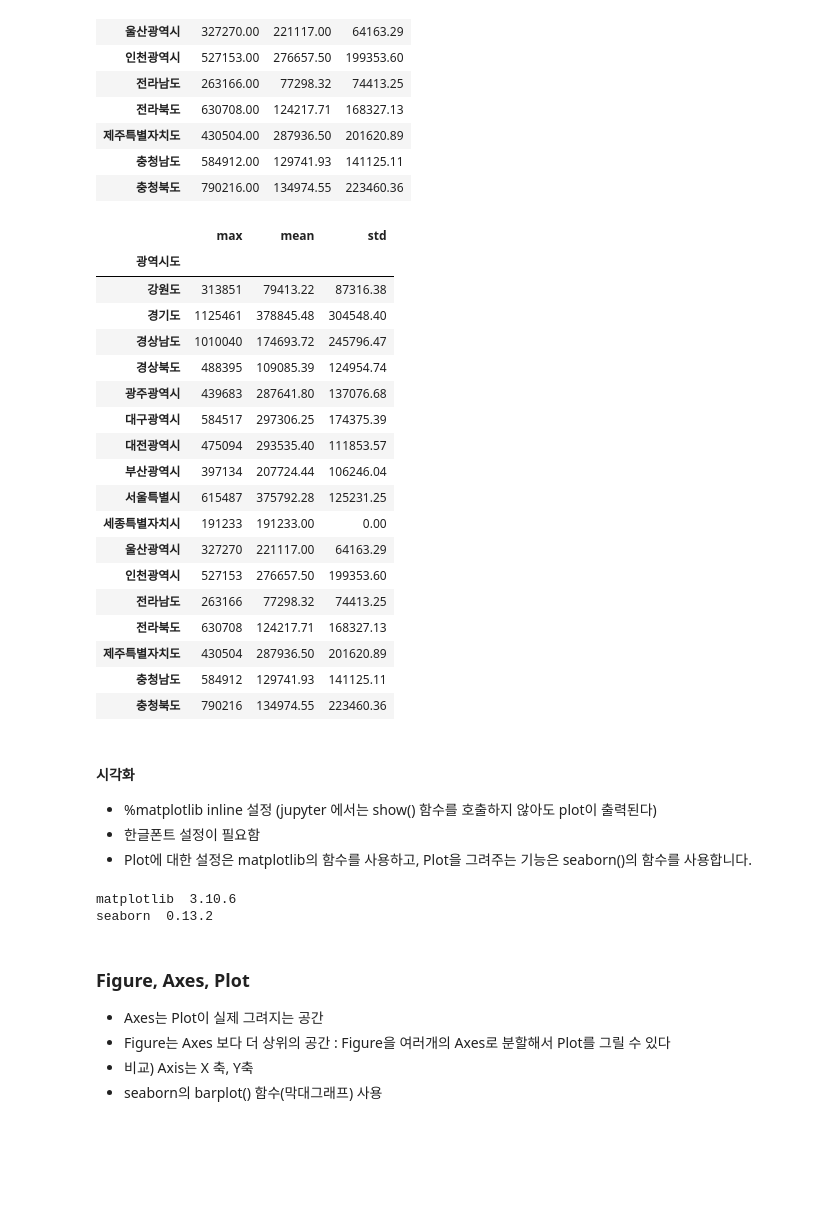
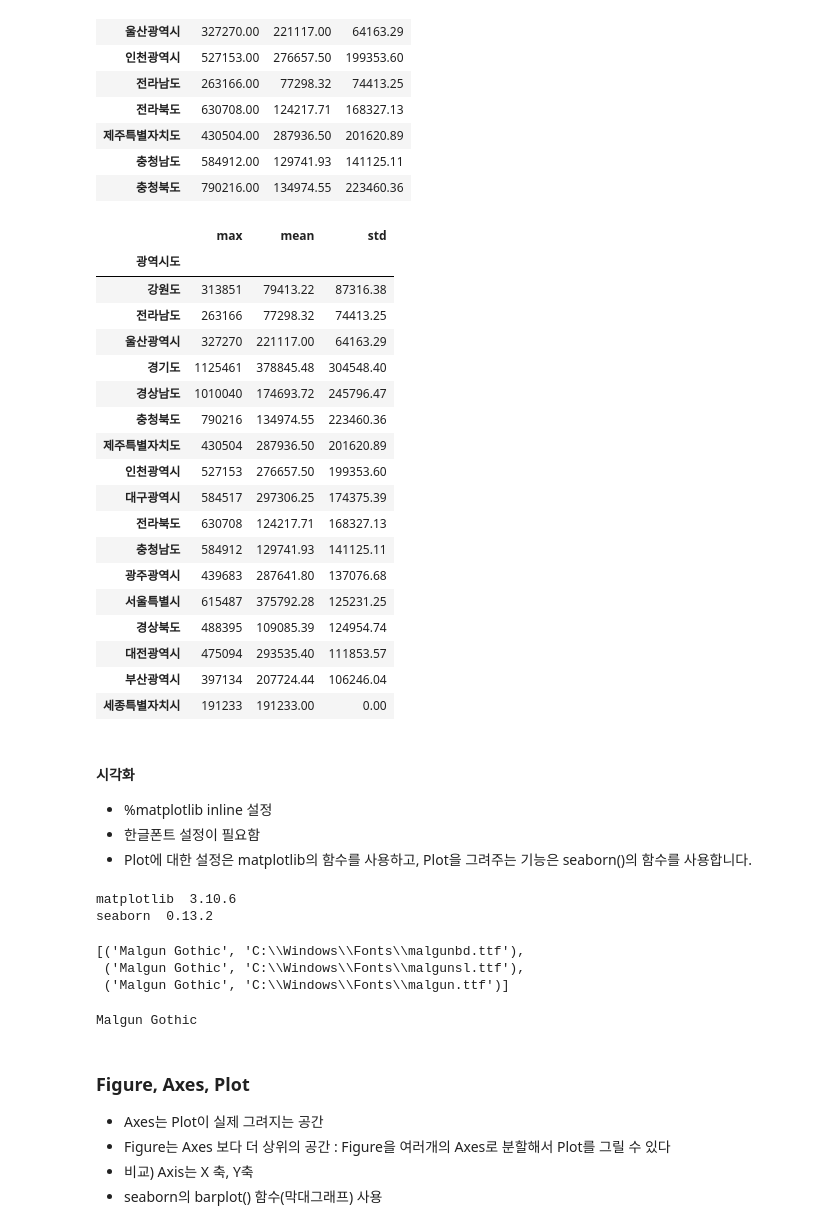
Before and after one commit to KOS-noise/Python_Webscraping_Analysis, a Jupyter notebook: 03.행정구역정보_분석과시각화.ipynb, the cells around one changed output. Drawn from its saved outputs; the diff is of its cells as text; code cells hidden in the pictures; blank space fills up the shorter version.

```diff
--- a/03.행정구역정보_분석과시각화.ipynb
+++ b/03.행정구역정보_분석과시각화.ipynb
@@ -934,31 +1024,31 @@ group_agg_df.style.format('{0: .2f}')
 # %%
 # 컬럼의 값을 변경하기 map() 함수를 사용하여 포맷하기
 group_agg_df['mean'] = group_agg_df['mean'].map('{:.2f}'.format)
 group_agg_df['std'] = group_agg_df['std'].map('{:.2f}'.format)
-group_agg_df
+group_agg_df.sort_values(by='std', ascending = False)
 # %% [output]
 |  | max | mean | std |
 | 광역시도 |  |  |  |
 | 강원도 | 313851 | 79413.22 | 87316.38 |
+| 전라남도 | 263166 | 77298.32 | 74413.25 |
+| 울산광역시 | 327270 | 221117.00 | 64163.29 |
 | 경기도 | 1125461 | 378845.48 | 304548.40 |
 | 경상남도 | 1010040 | 174693.72 | 245796.47 |
+| 충청북도 | 790216 | 134974.55 | 223460.36 |
+| 제주특별자치도 | 430504 | 287936.50 | 201620.89 |
+| 인천광역시 | 527153 | 276657.50 | 199353.60 |
+| 대구광역시 | 584517 | 297306.25 | 174375.39 |
+| 전라북도 | 630708 | 124217.71 | 168327.13 |
+| 충청남도 | 584912 | 129741.93 | 141125.11 |
+| 광주광역시 | 439683 | 287641.80 | 137076.68 |
+| 서울특별시 | 615487 | 375792.28 | 125231.25 |
 | 경상북도 | 488395 | 109085.39 | 124954.74 |
-| 광주광역시 | 439683 | 287641.80 | 137076.68 |
-| 대구광역시 | 584517 | 297306.25 | 174375.39 |
 | 대전광역시 | 475094 | 293535.40 | 111853.57 |
 | 부산광역시 | 397134 | 207724.44 | 106246.04 |
-| 서울특별시 | 615487 | 375792.28 | 125231.25 |
 | 세종특별자치시 | 191233 | 191233.00 | 0.00 |
-| 울산광역시 | 327270 | 221117.00 | 64163.29 |
-| 인천광역시 | 527153 | 276657.50 | 199353.60 |
-| 전라남도 | 263166 | 77298.32 | 74413.25 |
-| 전라북도 | 630708 | 124217.71 | 168327.13 |
-| 제주특별자치도 | 430504 | 287936.50 | 201620.89 |
-| 충청남도 | 584912 | 129741.93 | 141125.11 |
-| 충청북도 | 790216 | 134974.55 | 223460.36 |
 # %% [markdown]
 #### 시각화
-* %matplotlib inline 설정 (jupyter 에서는 show() 함수를 호출하지 않아도 plot이 출력된다)
+* %matplotlib inline 설정
 * 한글폰트 설정이 필요함
 * Plot에 대한 설정은 matplotlib의 함수를 사용하고, Plot을 그려주는 기능은 seaborn()의 함수를 사용합니다.
 # %%
@@ -975,13 +1065,22 @@ print('seaborn ', sns.__version__)
 matplotlib  3.10.6
 seaborn  0.13.2
 # %%
-# for font in fm.fontManager.ttflist:
-#     print((font.name, font.fname))
 # 폰트이름과 폰트파일 정보 출력 list comprehension
+#for font in fm.fontManager.ttflist:
+    #print((font.name, font.fname))
+[ (font.name, font.fname) for font in fm.fontManager.ttflist if 'Mal' in font.name ] # if 'Mal' in font.name
+# %% [output]
+[('Malgun Gothic', 'C:\\Windows\\Fonts\\malgunbd.ttf'),
+ ('Malgun Gothic', 'C:\\Windows\\Fonts\\malgunsl.ttf'),
+ ('Malgun Gothic', 'C:\\Windows\\Fonts\\malgun.ttf')]
 # %%
 # font name을 알고 있다면 생략가능
 #한글폰트 path 설정
-
+font_path = 'C:\\Windows\\Fonts\\malgun.ttf'
 #font의 파일정보로 font name 을 알아내기
+font_name = fm.FontProperties(fname=font_path).get_name()
+print(font_name)
+# %% [output]
+Malgun Gothic
 # %%
 # matplotlib의 rc(run command) 함수를 사용해서 font name(Malgun Gothic) 설정
```
Also changed, not shown: parts of 45 cells of this notebook, 7 other files.
